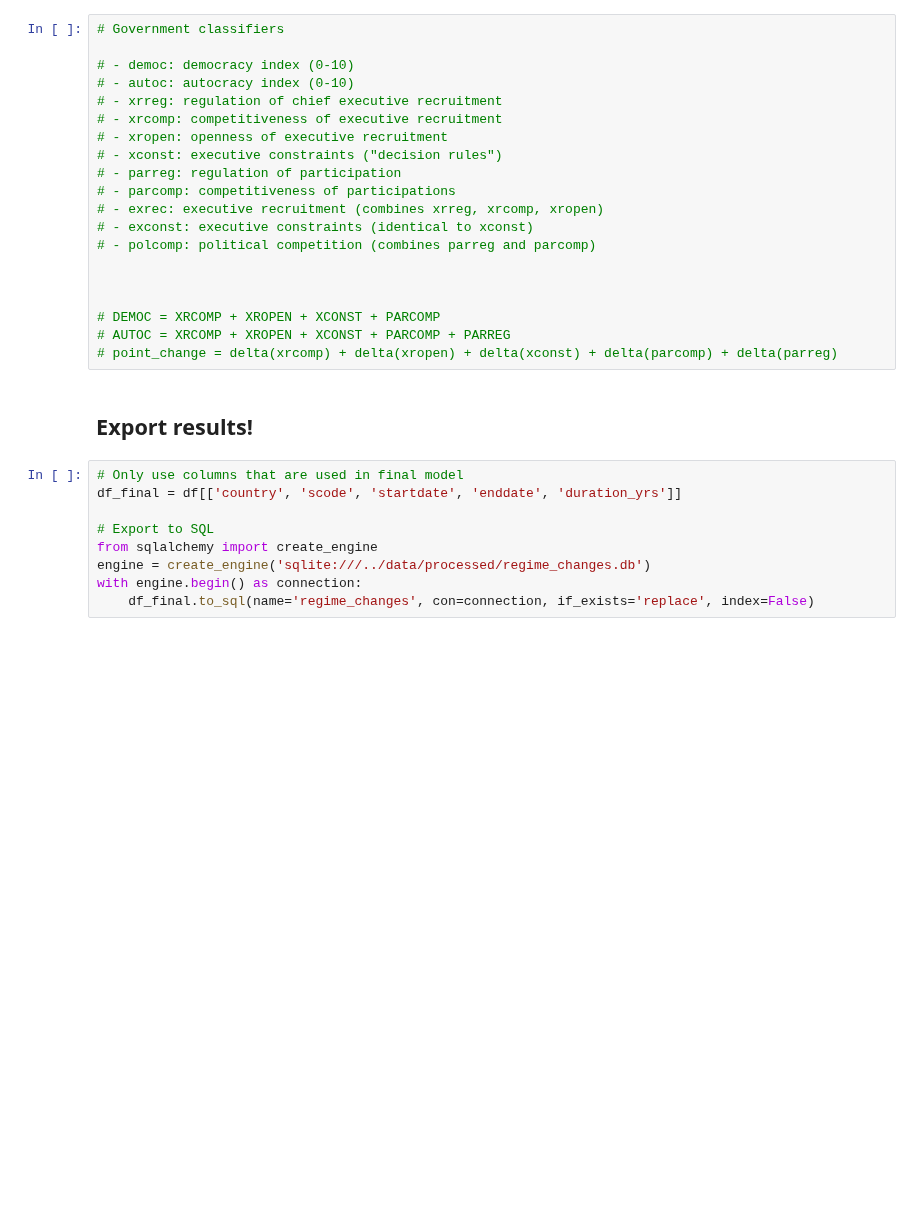
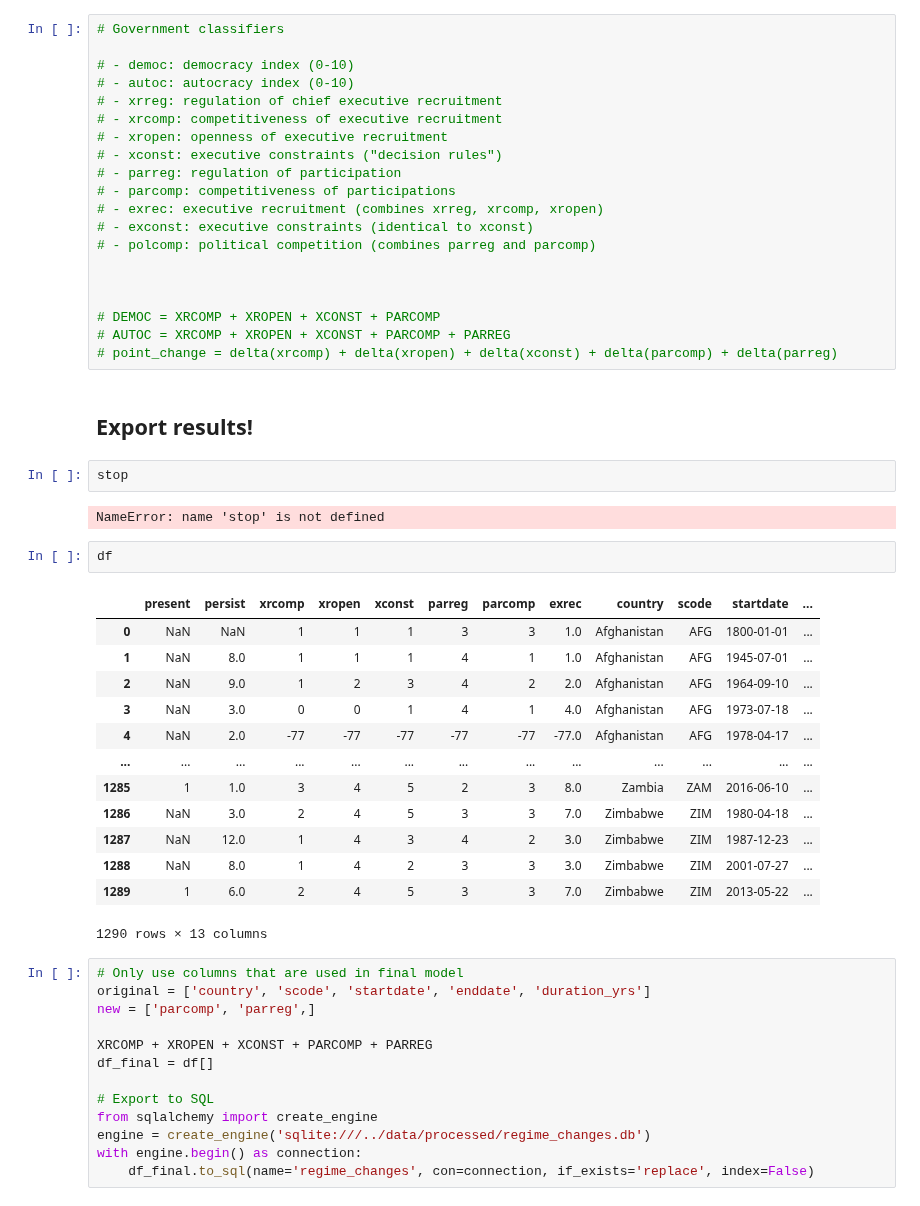
Before and after one commit to sethnlewis/Predicting-Political-Revolutions, a Jupyter notebook: notebooks/Clean - regime changes.ipynb, the cells around one changed output. Cells and saved outputs as stored; diff of their text form; blank space fills up the shorter version.

```diff
--- a/notebooks/Clean - regime changes.ipynb
+++ b/notebooks/Clean - regime changes.ipynb
@@ -475,9 +475,33 @@ Cases where original enddate != QC'd value:
 # point_change = delta(xrcomp) + delta(xropen) + delta(xconst) + delta(parcomp) + delta(parreg)
 # %% [markdown]
 ## Export results!
+# %%
+stop
+# %% [output]
+NameError: name 'stop' is not defined
+# %%
+df
+# %% [output]
+|  | present | persist | xrcomp | xropen | xconst | parreg | parcomp | exrec | country | scode | startdate | ... |
+| 0 | NaN | NaN | 1 | 1 | 1 | 3 | 3 | 1.0 | Afghanistan | AFG | 1800-01-01 | ... |
+| 1 | NaN | 8.0 | 1 | 1 | 1 | 4 | 1 | 1.0 | Afghanistan | AFG | 1945-07-01 | ... |
+| 2 | NaN | 9.0 | 1 | 2 | 3 | 4 | 2 | 2.0 | Afghanistan | AFG | 1964-09-10 | ... |
+| 3 | NaN | 3.0 | 0 | 0 | 1 | 4 | 1 | 4.0 | Afghanistan | AFG | 1973-07-18 | ... |
+| 4 | NaN | 2.0 | -77 | -77 | -77 | -77 | -77 | -77.0 | Afghanistan | AFG | 1978-04-17 | ... |
+| ... | ... | ... | ... | ... | ... | ... | ... | ... | ... | ... | ... | ... |
+| 1285 | 1 | 1.0 | 3 | 4 | 5 | 2 | 3 | 8.0 | Zambia | ZAM | 2016-06-10 | ... |
+| 1286 | NaN | 3.0 | 2 | 4 | 5 | 3 | 3 | 7.0 | Zimbabwe | ZIM | 1980-04-18 | ... |
+| 1287 | NaN | 12.0 | 1 | 4 | 3 | 4 | 2 | 3.0 | Zimbabwe | ZIM | 1987-12-23 | ... |
+| 1288 | NaN | 8.0 | 1 | 4 | 2 | 3 | 3 | 3.0 | Zimbabwe | ZIM | 2001-07-27 | ... |
+| 1289 | 1 | 6.0 | 2 | 4 | 5 | 3 | 3 | 7.0 | Zimbabwe | ZIM | 2013-05-22 | ... |
+1290 rows × 13 columns
 # %%
 # Only use columns that are used in final model
-df_final = df[['country', 'scode', 'startdate', 'enddate', 'duration_yrs']]
+original = ['country', 'scode', 'startdate', 'enddate', 'duration_yrs']
+new = ['parcomp', 'parreg',]
+
+XRCOMP + XROPEN + XCONST + PARCOMP + PARREG
+df_final = df[]
 
 # Export to SQL
 from sqlalchemy import create_engine
```
Also changed, not shown: parts of 2 cells of this notebook, 2 other files.
